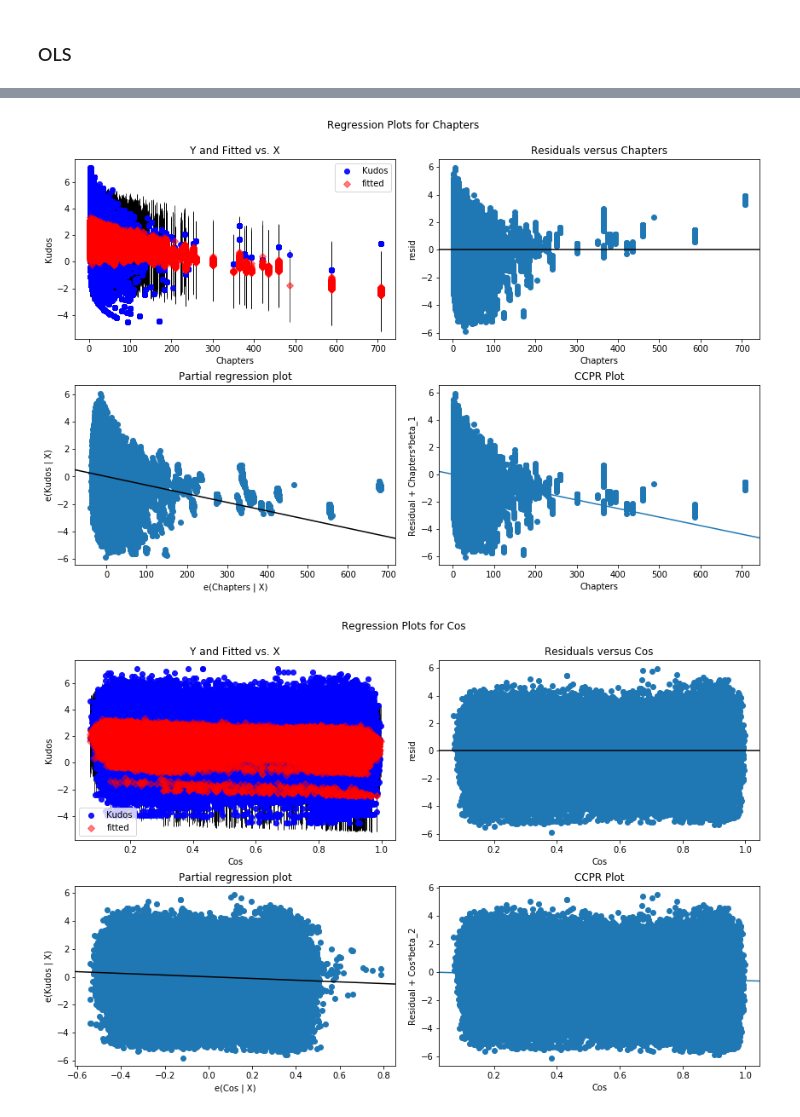
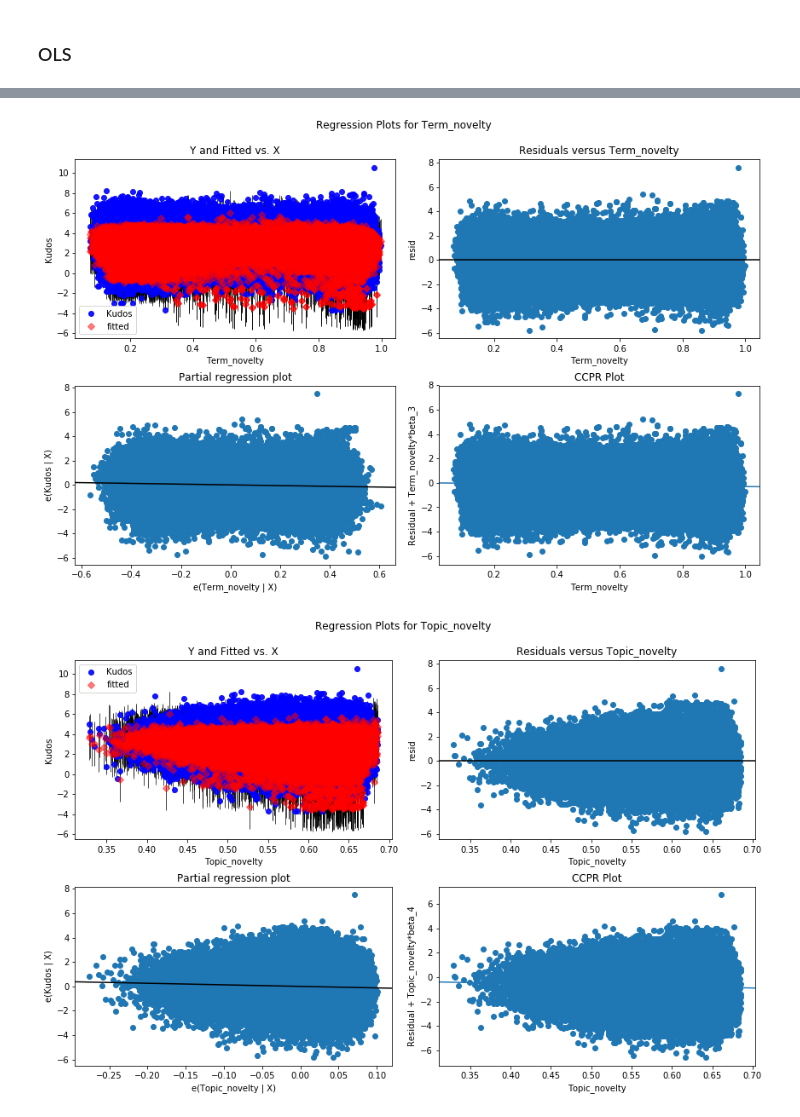
Before and after one commit to yzjing/ao3_old, a Jupyter notebook: exps/20180604_regression/regression.ipynb, the cells around one changed output, grey strips where cells are left out. Drawn from its saved outputs; the diff is of its cells as text; code cells hidden in the pictures.

```diff
--- a/exps/20180604_regression/regression.ipynb
+++ b/exps/20180604_regression/regression.ipynb
@@ -124,7 +178,3 @@ del df_all['Relationship']
-# %%
-df_all['fandom_category'] = df_all['fandom_category'].astype('category')
-df_all['Fandom_cat'] = df_all['fandom_category'].cat.codes
-del df_all['fandom_category']
 # %%
 def date_today(cell):
     try:
@@ -196,0 +279,12 @@ model = ols("Bookmarks ~ Term_novelty + Topic_novelty +  Fandom_cat + Chapters +
+# %%
+df_all_log = df_all.copy()
+df_all_log['Kudos'] = np.log(df_all_log['Kudos'])
+df_all_log['Hits'] = np.log(df_all_log['Hits'])
+df_all_log['Comments'] = np.log(df_all_log['Comments'])
+df_all_log['Bookmarks'] = np.log(df_all_log['Bookmarks'])
+df_all_log = df_all_log.replace([np.inf, -np.inf], np.nan)
+df_all_log = df_all_log.dropna(how = 'any')
+# %%
+s = ''
+for item in df_all.columns.values:
+    s += item + ' + '
@@ -197,3 +295,15 @@ model = ols("Bookmarks ~ Term_novelty + Topic_novelty +  Fandom_cat + Chapters +
+# %%
+model = ols("Kudos ~ ChapterIndex + Chapters +\
+Term_novelty + Topic_novelty + tag_novelty + Category_F_F + Category_F_M + Category_Gen + Category_M_M \
++ Category_Multi + Category_Other + Category_None + ArchiveWarnings_none + ArchiveWarnings_underage +\
+ArchiveWarnings_death + ArchiveWarnings_choose_no + ArchiveWarnings_no_apply + ArchiveWarnings_blood + \
+ArchiveWarnings_violence + ArchiveWarnings_noncon + Freq_author + Rating_E + Rating_G + Rating_M + Rating_N \
++ Rating_T + Freq_relationship + Fandom_harry_potter + Fandom_dcu + Fandom_doctor_who + Fandom_star_wars\
++ Fandom_arthurian + Fandom_supernatural + Fandom_haikyuu + Fandom_kuroko_no_basuke + Fandom_hamilton_miranda\
++ Fandom_dragon_age + Fandom_the_walking_dead + Fandom_buffy + Fandom_les_miserables + Fandom_naruto +\
+Fandom_tolkien + Fandom_shakespare + Fandom_hetalia + Fandom_attack_on_titan + Fandom_ms_paint_adventures \
++ Fandom_homestuck + Fandom_marvel + Fandom_sailor_moon + Fandom_one_direction + Fandom_sherlock + History\
+", data = df_all_log).fit()
 # %%
 print(model.summary())
 # %% [output]
@@ -217,7 +327,7 @@ strong multicollinearity or other numerical problems.
 # %%
-for item in ['Chapters','Cos', 'JSD', 'tag_novelty', 'history']:
+for item in ['Term_novelty', 'Topic_novelty', 'tag_novelty']:
     fig = plt.figure(figsize=(12,8))
     fig = sm.graphics.plot_regress_exog(model, item, fig=fig)
 # %% [output]
-[figure, old version]
+[figure, new version]
-[figure, old version]
+[figure, new version]
```
Also changed, not shown: parts of 33 cells of this notebook, 1 other file.
